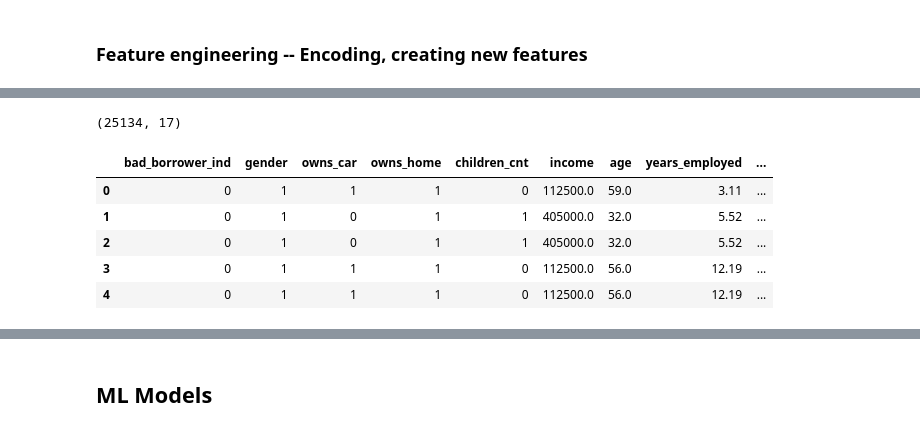
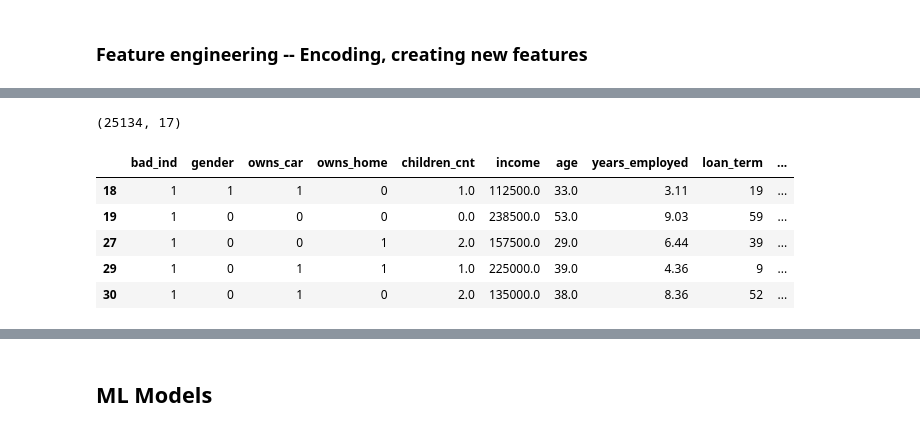
Before and after one commit to jaelar0/ml_credit_project, a Jupyter notebook: final_project.ipynb, the cells around one changed output, grey strips where cells are left out. Saved outputs shown, nothing was run; the diff lists cells and outputs as text; code cells hidden in the pictures.

```diff
--- a/final_project.ipynb
+++ b/final_project.ipynb
@@ -210,7 +198,7 @@ only showing top 20 rows
 # %% [markdown]
 ### Feature engineering -- Encoding, creating new features
 # %%
-## renaming columns
+## renaming columns for better pre-processing
 
 new_column_names = {"MONTHS_BALANCE": "months_balance",
                     "CODE_GENDER": "gender",
@@ -232,8 +220,7 @@ new_column_names = {"MONTHS_BALANCE": "months_balance",
                     "CNT_FAM_MEMBERS": "family_size"
                     }
 
-for old_name, new_name in new_column_names.items():
-    all_data = all_data.withColumnRenamed(old_name, new_name)
+all_data = all_data.rename(columns=new_column_names)
 
-all_data.show()
+all_data.head()
 # %% [output]
@@ -257,11 +234,10 @@ only showing top 20 rows
 # %%
-from pyspark.sql.functions import round
-
 ## creating age, years_employed, and loan term features
 ## due to the structure of the data, this extra step is needed
-all_data = all_data.withColumn("age", round((col("days_from_birth") * -1) / 365))\
-                    .withColumn("years_employed", round(((col("days_employed") * -1) / 365), 2))\
-                    .withColumn("loan_term", (col("open_month") * -1))
 
-all_data.show()
+all_data['age'] = ((all_data['days_from_birth'] * -1) / 365).round(0)
+all_data['years_employed'] = ((all_data['days_employed'] * -1) / 365).round(2)
+all_data['loan_term'] = (all_data['open_month'] * -1).round(0)
+
+all_data.head()
 # %% [output]
@@ -416,11 +354,12 @@ only showing top 20 rows
 # %%
 ## only including features we want to test
 ## only leaving out features that are redudant
-final_data = features_transformed.select("overdue_ind", "gender", "owns_car", "owns_home",
-                                         "children_cnt", "income", "age", "years_employed",
-                                         "loan_term", "working", "education_completed",
-                                         "married", "occupation_group")
+final_data = all_data.copy()
+final_data = final_data[['bad_ind', 'gender', 'owns_car', 'owns_home',
+                                         'children_cnt', 'income', 'age', 'years_employed',
+                                         'loan_term', 'working', 'education_completed',
+                                         'married', 'occupation_group']]
 
-print(f"df length: {final_data.count()}")
-final_data.show(5)
+print(final_data.shape)
+final_data.head()
 # %% [output]
@@ -438,23 +373,20 @@ only showing top 5 rows
 # %%
-## encoding our categorical values -- education and occupation type
-final_data_df = final_data.toPandas()
-encode_df = pd.get_dummies(final_data_df, columns=["education_completed"])
+## one-hot encoding our categorical values -- education and occupation type
+encode_df = final_data.copy()
+encode_df = pd.get_dummies(encode_df, columns=["education_completed"])
 encode_df = pd.get_dummies(encode_df, columns=["occupation_group"])
 encode_df[encode_df.select_dtypes('bool').columns] = encode_df.select_dtypes('bool').astype(int)
 
-## changing target variable name to something meaningful
-encode_df = encode_df.rename(columns={'overdue_ind': 'bad_borrower_ind'})
-
 print(encode_df.shape)
 encode_df.head()
 # %% [output]
 (25134, 17)
-|  | bad_borrower_ind | gender | owns_car | owns_home | children_cnt | income | age | years_employed | ... |
-| 0 | 0 | 1 | 1 | 1 | 0 | 112500.0 | 59.0 | 3.11 | ... |
-| 1 | 0 | 1 | 0 | 1 | 1 | 405000.0 | 32.0 | 5.52 | ... |
-| 2 | 0 | 1 | 0 | 1 | 1 | 405000.0 | 32.0 | 5.52 | ... |
-| 3 | 0 | 1 | 1 | 1 | 0 | 112500.0 | 56.0 | 12.19 | ... |
-| 4 | 0 | 1 | 1 | 1 | 0 | 112500.0 | 56.0 | 12.19 | ... |
+|  | bad_ind | gender | owns_car | owns_home | children_cnt | income | age | years_employed | loan_term | ... |
+| 18 | 1 | 1 | 1 | 0 | 1.0 | 112500.0 | 33.0 | 3.11 | 19 | ... |
+| 19 | 1 | 0 | 0 | 0 | 0.0 | 238500.0 | 53.0 | 9.03 | 59 | ... |
+| 27 | 1 | 0 | 0 | 1 | 2.0 | 157500.0 | 29.0 | 6.44 | 39 | ... |
+| 29 | 1 | 0 | 1 | 1 | 1.0 | 225000.0 | 39.0 | 4.36 | 9 | ... |
+| 30 | 1 | 0 | 1 | 0 | 2.0 | 135000.0 | 38.0 | 8.36 | 52 | ... |
 # %%
 ## correlation matrix relative to bad_borrower_ind
 ## this also shows the imbalance of our data
```
Also changed, not shown: parts of 10 cells of this notebook.
